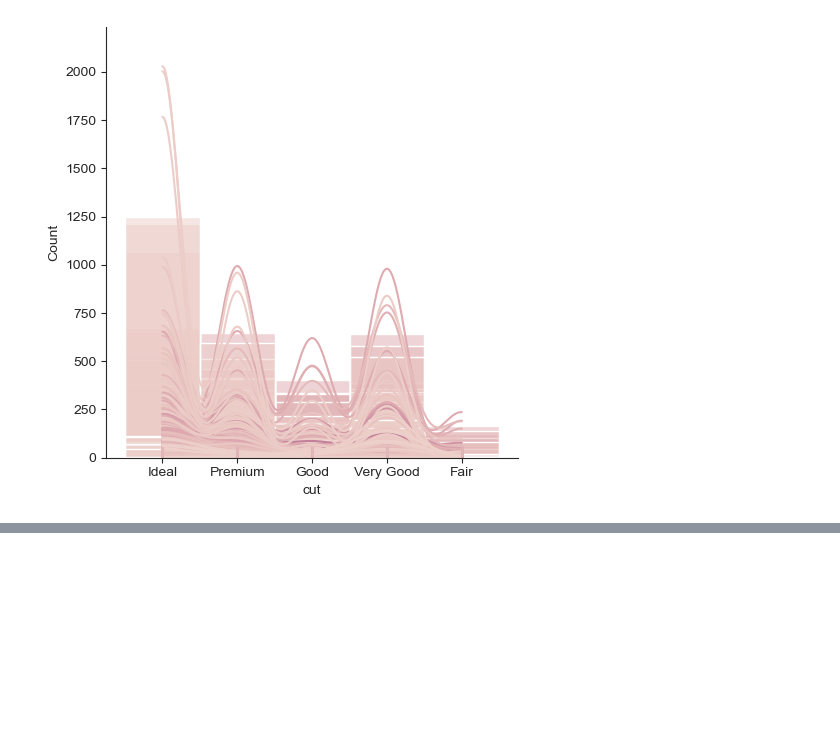
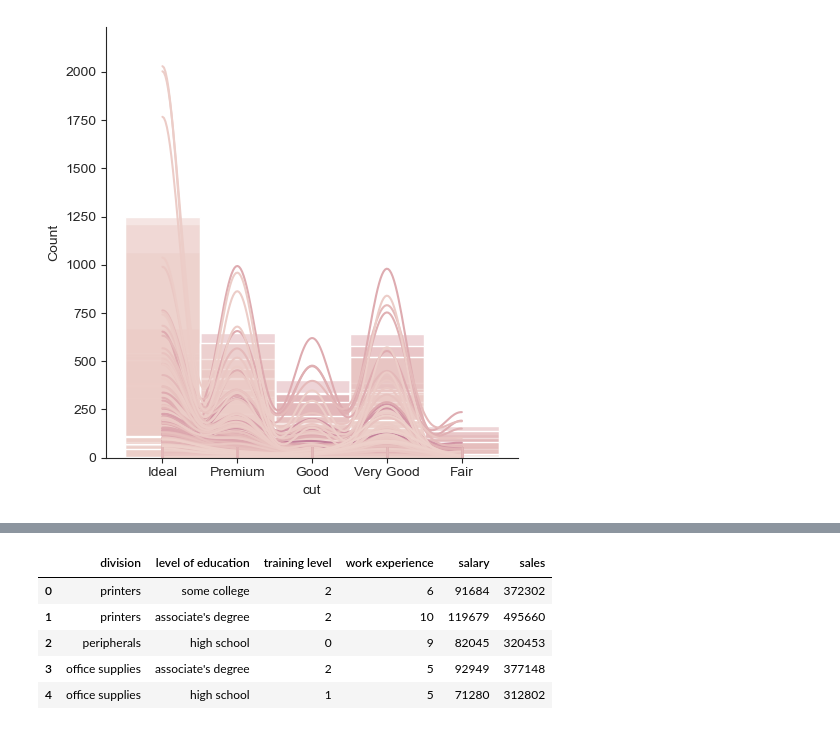
Before and after one commit to rohitcodism/ML-DS, a Jupyter notebook: practices/Seaborn/scatterPlot.ipynb, the cells around one changed output, grey strips where cells are left out. Cells and saved outputs as stored; diff of their text form; code cells hidden in the pictures; blank space fills up the shorter version.

```diff
--- a/practices/Seaborn/scatterPlot.ipynb
+++ b/practices/Seaborn/scatterPlot.ipynb
@@ -150,0 +167,9 @@ sns.displot(x='cut', data=df6, hue='carat', legend=None, rug=True, kde=True, col
+# %%
+df.head()
+# %% [output]
+|  | division | level of education | training level | work experience | salary | sales |
+| 0 | printers | some college | 2 | 6 | 91684 | 372302 |
+| 1 | printers | associate's degree | 2 | 10 | 119679 | 495660 |
+| 2 | peripherals | high school | 0 | 9 | 82045 | 320453 |
+| 3 | office supplies | associate's degree | 2 | 5 | 92949 | 377148 |
+| 4 | office supplies | high school | 1 | 5 | 71280 | 312802 |
```
Also changed, not shown: parts of 3 cells of this notebook.
